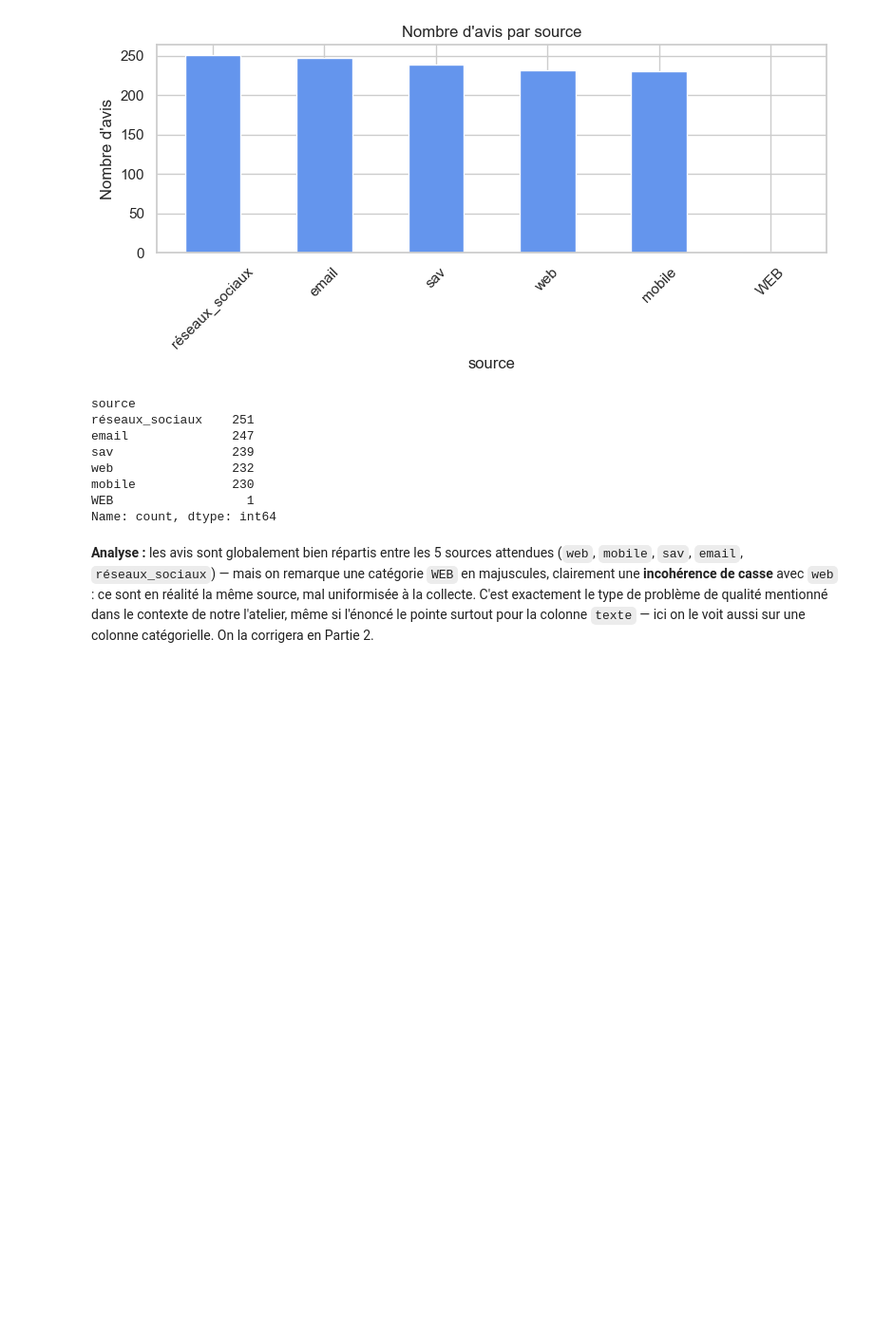
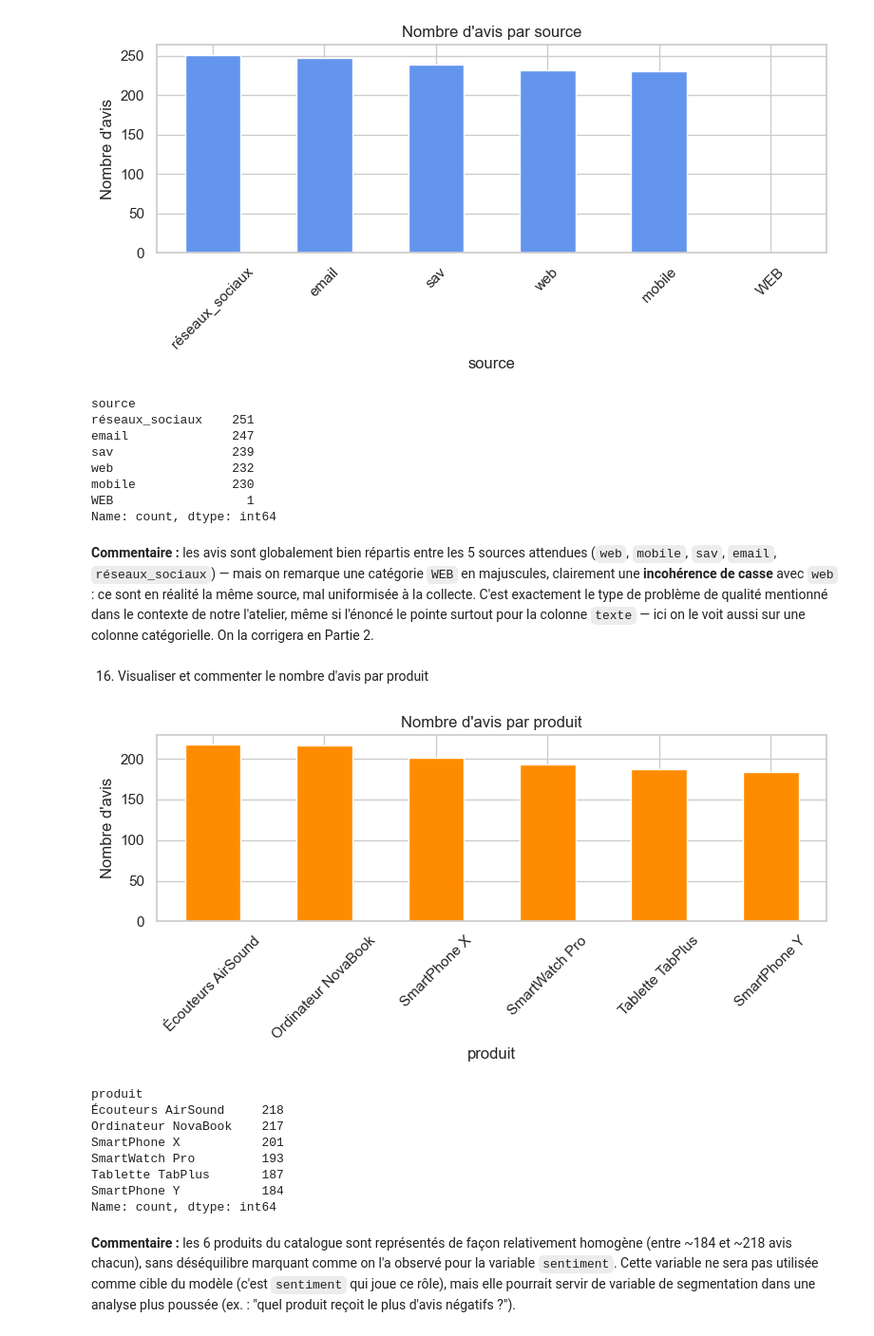
Before and after one commit to Youssoupha-ndiaye/atelier_preparations_donnees_textuelles_ODC_IA, a Jupyter notebook: atelier_prepa_donnees_textuelles/notebooks/atelier_prepa_donnees_textuelles.ipynb, the cells around one changed output. Shown at 95% size. Drawn from its saved outputs; the diff is of its cells as text; code cells hidden in the pictures; blank space fills up the shorter version.

Commit message:
Partie 1-16) Visualisation et commentaire par rapport au nombre d'avis par produit

```diff
--- a/atelier_prepa_donnees_textuelles/notebooks/atelier_prepa_donnees_textuelles.ipynb
+++ b/atelier_prepa_donnees_textuelles/notebooks/atelier_prepa_donnees_textuelles.ipynb
@@ -498,9 +498,37 @@ mobile             230
 WEB                  1
 Name: count, dtype: int64
 # %% [markdown]
-**Analyse :** les avis sont globalement bien répartis entre les 5 sources attendues
+**Commentaire :** les avis sont globalement bien répartis entre les 5 sources attendues
 (`web`, `mobile`, `sav`, `email`, `réseaux_sociaux`) — mais on remarque une catégorie `WEB` en
 majuscules, clairement une **incohérence de casse** avec `web` : ce sont en réalité la même source,
 mal uniformisée à la collecte. C'est exactement le type de problème de qualité mentionné dans le
 contexte de notre l'atelier, même si l'énoncé le pointe surtout pour la colonne
 `texte` — ici on le voit aussi sur une colonne catégorielle. On la corrigera en Partie 2.
+# %% [markdown]
+16) Visualiser et commenter le nombre d'avis par produit
+# %%
+plt.figure(figsize=(8, 4))
+df["produit"].value_counts().plot(kind="bar", color="darkorange")
+plt.title("Nombre d'avis par produit")
+plt.ylabel("Nombre d'avis")
+plt.xticks(rotation=45)
+plt.tight_layout()
+plt.show()
+
+df["produit"].value_counts()
+# %% [output]
+[figure, added]
+produit
+Écouteurs AirSound     218
+Ordinateur NovaBook    217
+SmartPhone X           201
+SmartWatch Pro         193
+Tablette TabPlus       187
+SmartPhone Y           184
+Name: count, dtype: int64
+# %% [markdown]
+**Commentaire :** les 6 produits du catalogue sont représentés de façon relativement homogène
+(entre ~184 et ~218 avis chacun), sans déséquilibre marquant comme on l'a observé pour la variable
+`sentiment`. Cette variable ne sera pas utilisée comme cible du modèle (c'est `sentiment` qui joue
+ce rôle), mais elle pourrait servir de variable de segmentation dans une analyse plus poussée
+(ex. : "quel produit reçoit le plus d'avis négatifs ?").
```
